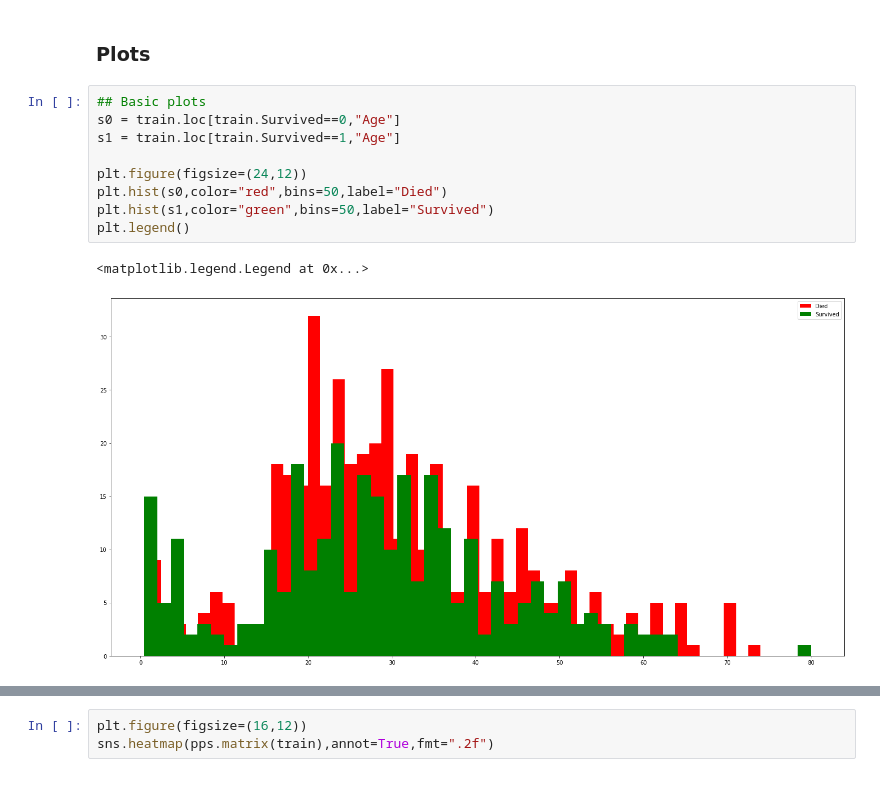
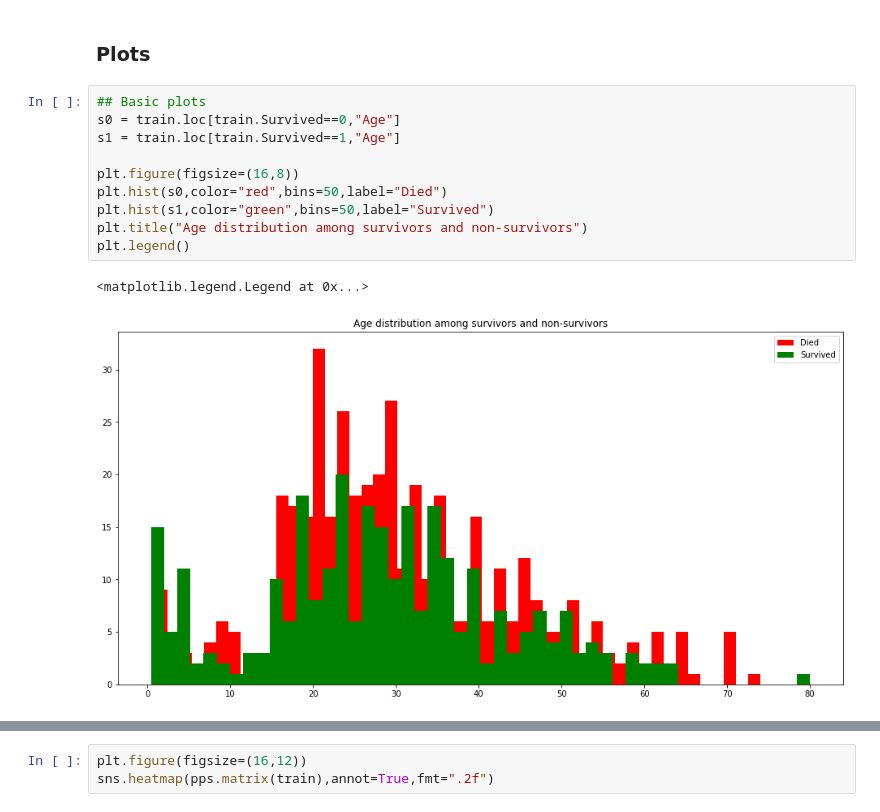
Before and after one commit to jmoschos/Titanic, a Jupyter notebook: Titanic.ipynb, the cells around one changed output, grey strips where cells are left out. Cells and saved outputs as stored; diff of their text form.

Commit message:
OHE for variables + Extra plots

```diff
--- a/Titanic.ipynb
+++ b/Titanic.ipynb
@@ -71,12 +122,13 @@ train.describe()
 # %%
 ## Basic plots
 s0 = train.loc[train.Survived==0,"Age"]
 s1 = train.loc[train.Survived==1,"Age"]
 
-plt.figure(figsize=(24,12))
+plt.figure(figsize=(16,8))
 plt.hist(s0,color="red",bins=50,label="Died")
 plt.hist(s1,color="green",bins=50,label="Survived")
+plt.title("Age distribution among survivors and non-survivors")
 plt.legend()
 # %% [output]
 <matplotlib.legend.Legend at 0x...>
-[figure, old version]
+[figure, new version]
```
Also changed, not shown: parts of 16 cells of this notebook.
